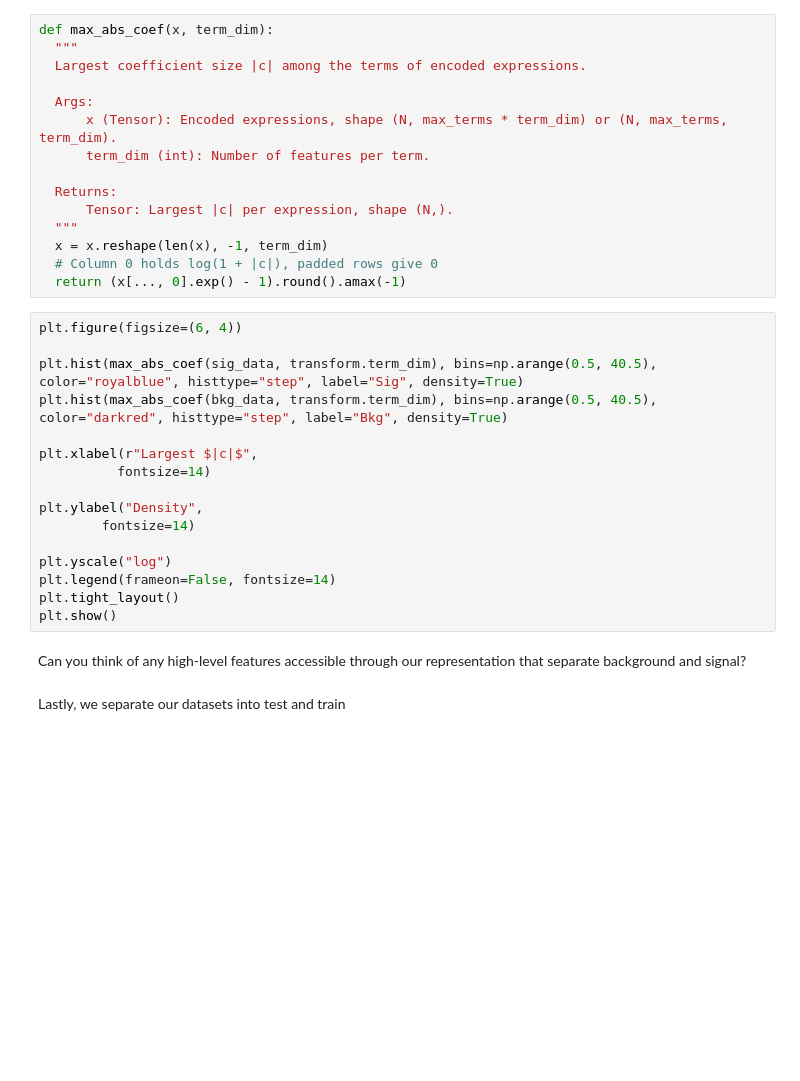
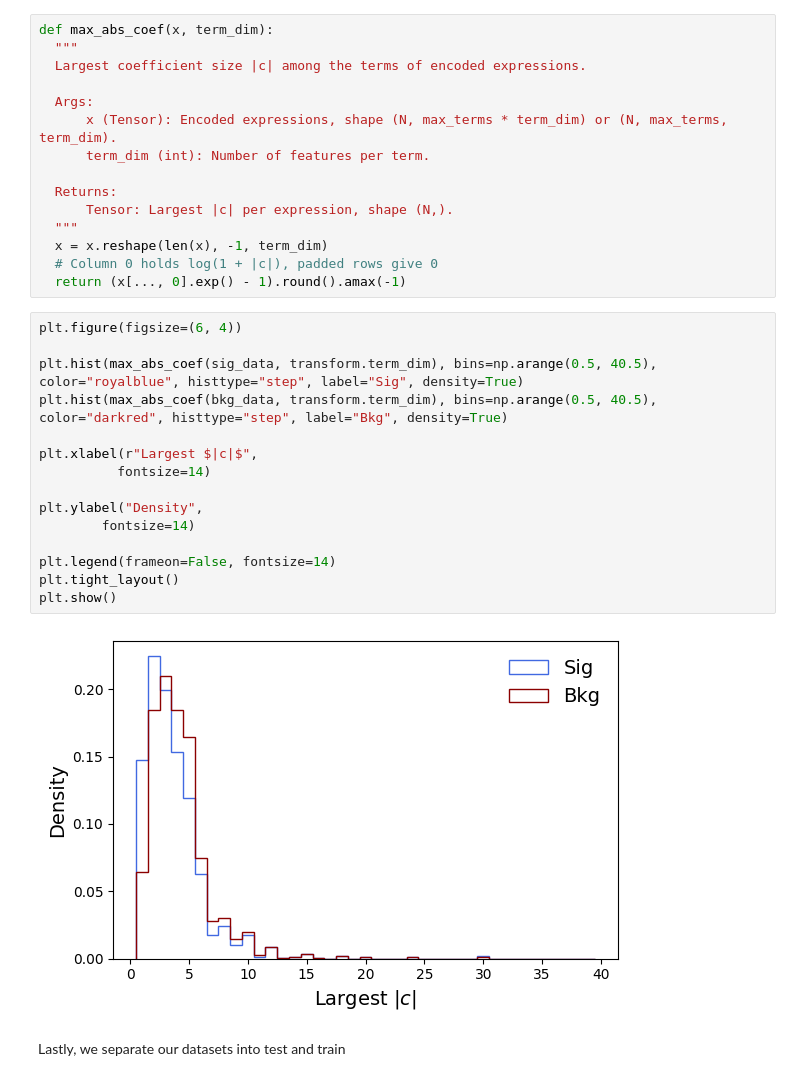
Before and after one commit to SofiaSchweitzer/ml4amplitudes, a Jupyter notebook: classifier_tutorial.ipynb, the cells around one changed output. Saved outputs shown, nothing was run; the diff lists cells and outputs as text; blank space fills up the shorter version.

```diff
--- a/classifier_tutorial.ipynb
+++ b/classifier_tutorial.ipynb
@@ -275,21 +279,20 @@ def max_abs_coef(x, term_dim):
 # %%
 plt.figure(figsize=(6, 4))
 
 plt.hist(max_abs_coef(sig_data, transform.term_dim), bins=np.arange(0.5, 40.5), color="royalblue", histtype="step", label="Sig", density=True)
 plt.hist(max_abs_coef(bkg_data, transform.term_dim), bins=np.arange(0.5, 40.5), color="darkred", histtype="step", label="Bkg", density=True)
 
 plt.xlabel(r"Largest $|c|$",
           fontsize=14)
 
 plt.ylabel("Density",
         fontsize=14)
 
-plt.yscale("log")
 plt.legend(frameon=False, fontsize=14)
 plt.tight_layout()
 plt.show()
+# %% [output]
+[figure, added]
-# %% [markdown]
-Can you think of any high-level features accessible through our representation that separate background and signal?
 # %% [markdown]
 Lastly, we separate our datasets into test and train
 # %%
```
Also changed, not shown: parts of 11 cells of this notebook.
